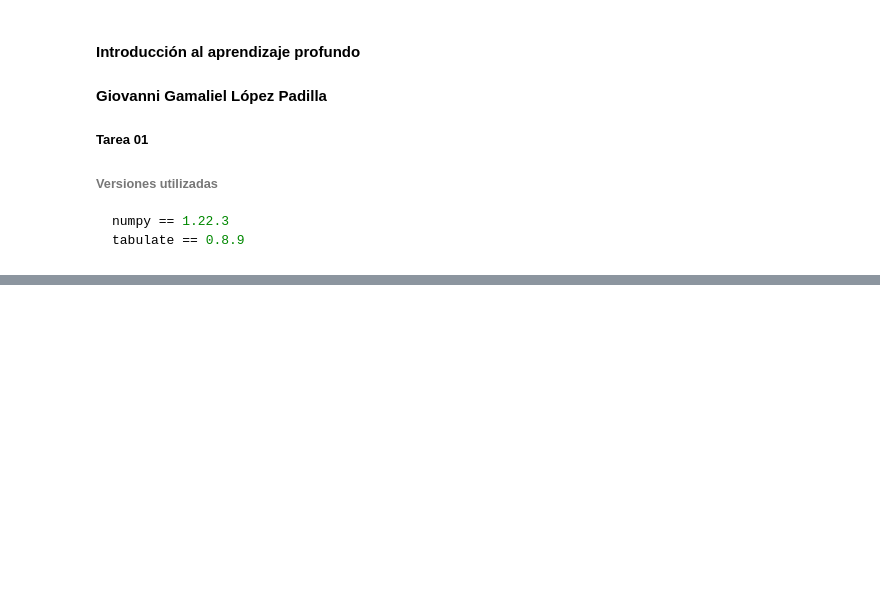
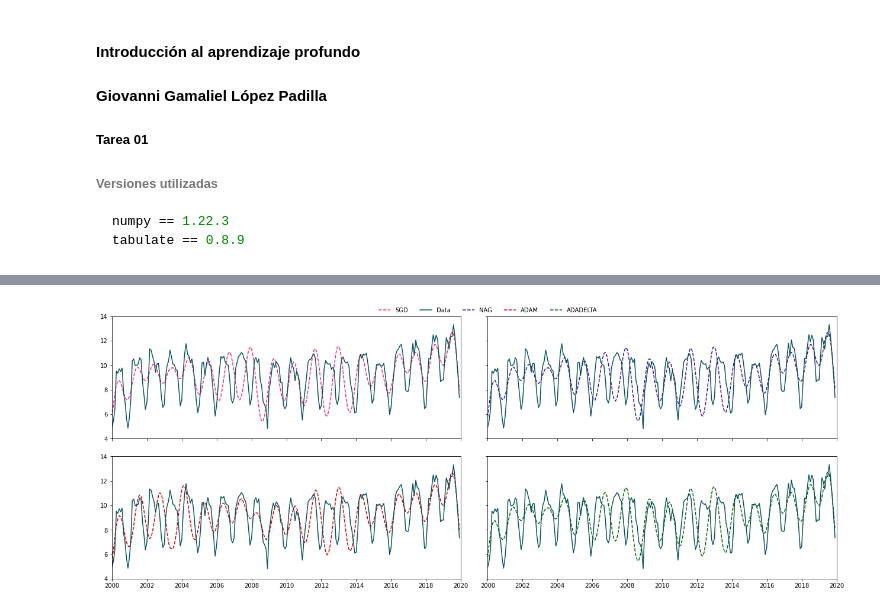
Before and after one commit to giovannilopez9808/CIMAT_segundo_semestre, a Jupyter notebook: Aprendizaje_Maquina_1/Tareas/Tarea_01/Tarea01_Giovanni_Gamaliel_Lopez_Padilla.ipynb, the cells around one changed output, grey strips where cells are left out. Saved outputs shown, nothing was run; the diff lists cells and outputs as text; code cells hidden in the pictures; blank space fills up the shorter version.

```diff
--- a/Aprendizaje_Maquina_1/Tareas/Tarea_01/Tarea01_Giovanni_Gamaliel_Lopez_Padilla.ipynb
+++ b/Aprendizaje_Maquina_1/Tareas/Tarea_01/Tarea01_Giovanni_Gamaliel_Lopez_Padilla.ipynb
@@ -162,7 +192,7 @@ class model_class:
                         batch_size = gd_params['batch_size'] tamaño de la muestra
 
         f_params  :   lista de parametros para la funcion objetivo,
-                        X     = f_params['X'] Variable independiente
+                        X     = f_params["x"] Variable independiente
                         y     = f_params['y'] Variable dependiente
 
         Output
@@ -170,7 +200,7 @@ class model_class:
         Theta     :   trayectoria de los parametros
                         Theta[-1] es el valor alcanzado en la ultima iteracion
         """
-        (high, dim) = f_params['X'].shape
+        high = f_params["x"].shape
         batch_size = gd_params['batch_size']
         nIter = gd_params['nIter']
         alpha = gd_params['alpha']
@@ -182,13 +212,15 @@ class model_class:
                              size=batch_size,
                              dtype='int32')
             # sample
-            smpX = f_params['X'][smpIdx]
+            smpX = f_params['x'][smpIdx]
             smpy = f_params['y'][smpIdx]
             # parametros de la funcion objetivo
-            smpf_params = {"Alpha": f_params["Alpha"],
+            smpf_params = {"alpha": f_params["alpha"],
                            "mu": f_params["mu"],
+                           "m": f_params["m"],
+                           "sigma": f_params["sigma"],
                            "n": f_params["n"],
-                           'X': smpX,
+                           "x": smpX,
                            'y': smpy}
             p = grad(theta,
                      f_params=smpf_params)
@@ -209,7 +241,7 @@ class model_class:
                         alpha = gd_params['alpha'] tamaño de paso alpha
                         eta   = gd_params['eta']  parametro de inercia (0,1]
         f_params  :   lista de parametros para la funcion objetivo,
-                        X     = f_params['X'] Variable independiente
+                        X     = f_params["x"] Variable independiente
                         y     = f_params['y'] Variable dependiente
 
         Output
@@ -244,7 +276,7 @@ class model_class:
                         alphaADA = gd_params['alphaADADELTA'] tamaño de paso alpha
                         eta      = gd_params['eta']  parametro adaptación del alpha
         f_params  :   lista de parametros para la funcion objetivo,
-                        X     = f_params['X'] Variable independiente
+                        X     = f_params["x"] Variable independiente
                         y     = f_params['y'] Variable dependiente
 
         Output
@@ -285,7 +317,7 @@ class model_class:
                                     tamaño de paso (0,1)
         f_params  :   lista de parametros para la funcion objetivo,
                         kappa = f_params['kappa'] parametro de escala (rechazo de outliers)
-                        X     = f_params['X'] Variable independiente
+                        X     = f_params["x"] Variable independiente
                         y     = f_params['y'] Variable dependiente
 
         Output
@@ -402,0 +449,54 @@ ADADELTA  16.2315   0.326841
+# %%
+from pandas import read_csv, to_datetime
+from numpy import array, linspace
+import matplotlib.pyplot as plt
+from os.path import join
+
+params, gd_params = obtain_all_params()
+function = function_class()
+filename = join(params["path data"],
+                params["file data"])
+data = read_csv(filename,
+                index_col=0,
+                parse_dates=[0])
+data = data.dropna(axis=0)
+data = data[params["data column"]]
+fig, axs = plt.subplots(2, 2,
+                        sharex=True,
+                        sharey=True,
+                        figsize=(18, 7))
+axs = axs.flatten()
+for ax, model_name in zip(axs, params["models"]):
+    filename = "{}.csv".format(model_name)
+    filename = join(params["path results"],
+                    filename)
+    data_model = read_csv(filename)
+    alpha = array(data_model["alpha"])
+    mu = array(data_model["mu"])
+    x = linspace(1, len(data), len(data))
+    phi = function.phi(x, mu, params["sigma"])
+    ax.plot(data.index,
+            phi@alpha,
+            label=model_name,
+            ls="--",
+            color=params["models"][model_name])
+    ax.plot(data.index,
+            data,
+            label="Data",
+            color="#0b525b")
+ax.set_xlim(to_datetime("2000-01-01"),
+            to_datetime("2020-01-01"))
+ax.set_ylim(4, 14)
+# plt.legend()
+lines_labels = [ax.get_legend_handles_labels() for ax in fig.axes]
+lines, labels = [sum(label, []) for label in zip(*lines_labels)]
+by_label = dict(zip(labels, lines))
+fig.legend(by_label.values(),
+           by_label.keys(),
+           frameon=False,
+           ncol=5,
+           bbox_to_anchor=(0.67, 1))
+plt.tight_layout(pad=2)
+plt.show()
+# %% [output]
+[figure, added]
```
Also changed, not shown: parts of 4 cells of this notebook, 10 other files.
